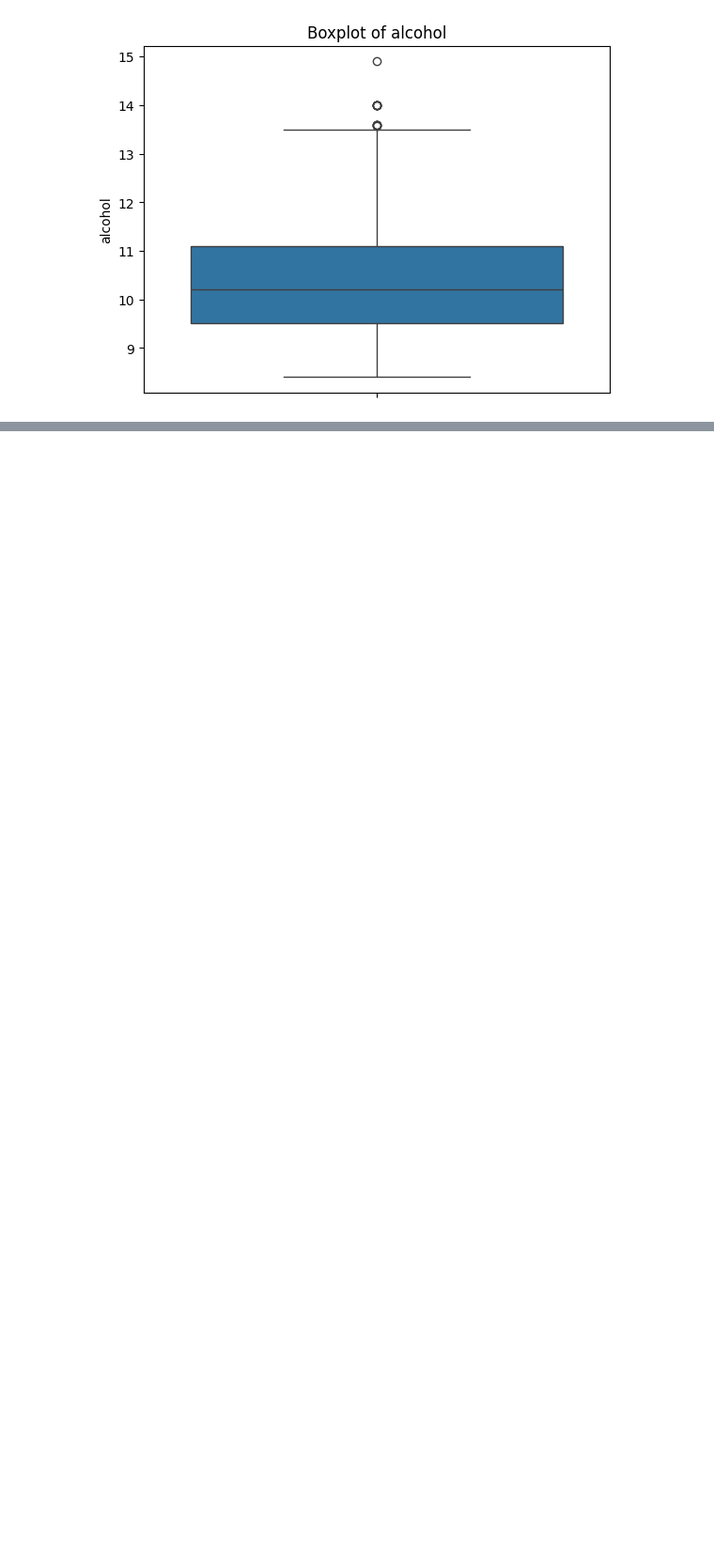
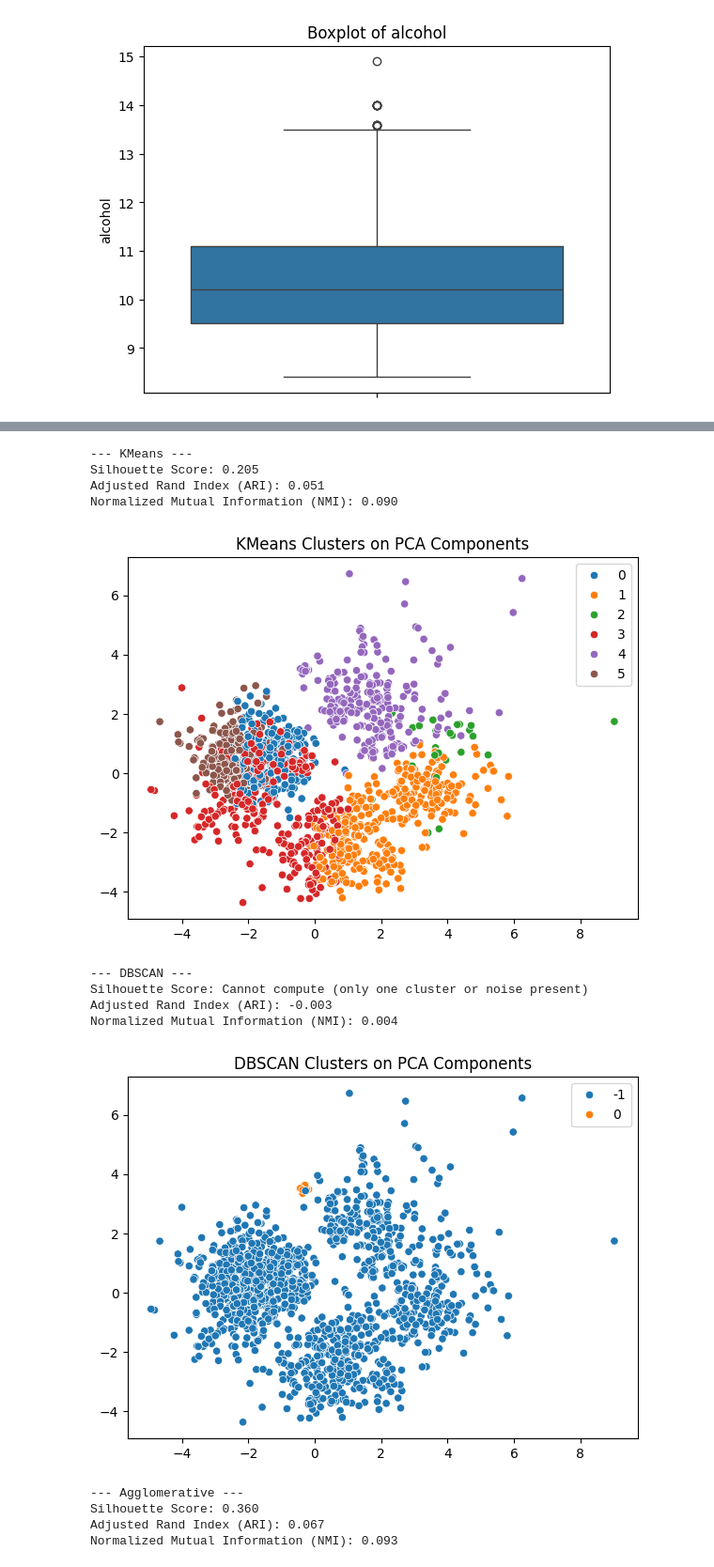
Before and after one commit to Manikantasammeta/AI-ML-Projects, a Jupyter notebook: Unsupervised learning/K-meance/winequality.ipynb, the cells around one changed output, grey strips where cells are left out. Shown at 94% size. Drawn from its saved outputs; the diff is of its cells as text; code cells hidden in the pictures; blank space fills up the shorter version.

```diff
--- a/Unsupervised learning/K-meance/winequality.ipynb
+++ b/Unsupervised learning/K-meance/winequality.ipynb
@@ -12,6 +12,9 @@ from sklearn.metrics import silhouette_score, adjusted_rand_score
 df=pd.read_csv('winequality-red.csv')
 print(df.shape)
 
+print(df['quality'].nunique())
+
+y=df['quality']
 df=df.drop("quality", axis=1)
 print(df.shape)
 # %% [output]
@@ -155,0 +271,58 @@ for col in df.select_dtypes(include='number').columns:
+# %%
+from sklearn.preprocessing import StandardScaler
+from sklearn.decomposition import PCA
+from sklearn.cluster import KMeans, DBSCAN, AgglomerativeClustering
+from sklearn.metrics import silhouette_score, adjusted_rand_score, normalized_mutual_info_score
+
+
+
+pca = PCA(n_components=8)  # Adjust n_components as needed
+X_pca = pca.fit_transform(X_scaled)
+
+# Dictionary to store results
+models = {
+    'KMeans': KMeans(n_clusters=6, random_state=42),
+    'DBSCAN': DBSCAN(eps=0.5, min_samples=12),
+    'Agglomerative': AgglomerativeClustering(n_clusters=6)
+}
+for name, model in models.items():
+    print(f"\n--- {name} ---")
+    clusters = model.fit_predict(X_pca)
+
+    # Add clusters to df for plotting
+    df[f'{name}_cluster'] = clusters
+
+    # Silhouette Score (only if more than 1 cluster found)
+    if len(set(clusters)) > 1 and -1 not in set(clusters):
+        sil_score = silhouette_score(X_pca, clusters)
+        print(f"Silhouette Score: {sil_score:.3f}")
+    else:
+        print("Silhouette Score: Cannot compute (only one cluster or noise present)")
+
+    # If true labels exist, evaluate ARI and NMI
+    if y is not None:
+        ari = adjusted_rand_score(y, clusters)
+        nmi = normalized_mutual_info_score(y, clusters)
+        print(f"Adjusted Rand Index (ARI): {ari:.3f}")
+        print(f"Normalized Mutual Information (NMI): {nmi:.3f}")
+
+    # Plot clusters
+    plt.figure(figsize=(7,5))
+    sns.scatterplot(x=X_pca[:, 0], y=X_pca[:, 1], hue=clusters, palette='tab10', legend='full')
+    plt.title(f'{name} Clusters on PCA Components')
+    plt.show()
+# %% [output]
+--- KMeans ---
+Silhouette Score: 0.205
+Adjusted Rand Index (ARI): 0.051
+Normalized Mutual Information (NMI): 0.090
+[figure, added]
+--- DBSCAN ---
+Silhouette Score: Cannot compute (only one cluster or noise present)
+Adjusted Rand Index (ARI): -0.003
+Normalized Mutual Information (NMI): 0.004
+[figure, added]
+--- Agglomerative ---
+Silhouette Score: 0.360
+Adjusted Rand Index (ARI): 0.067
+Normalized Mutual Information (NMI): 0.093
```
Also changed, not shown: parts of 13 cells of this notebook.
